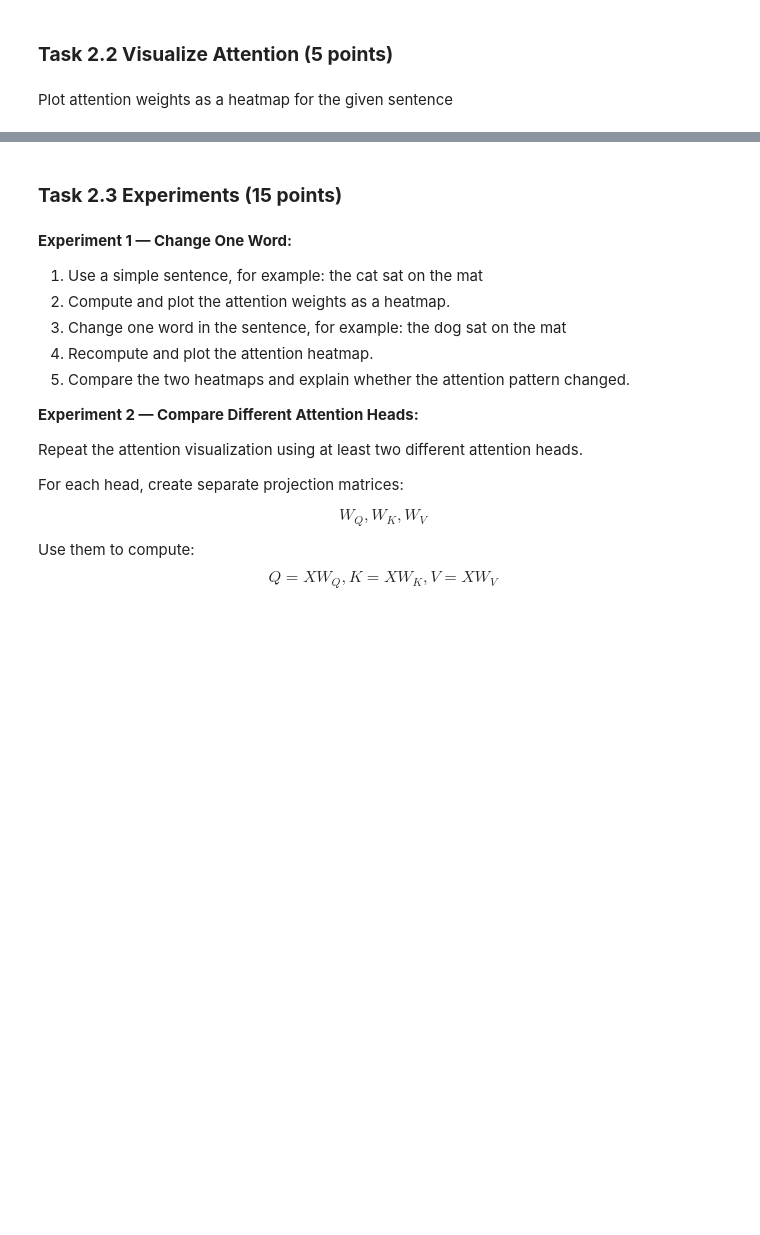
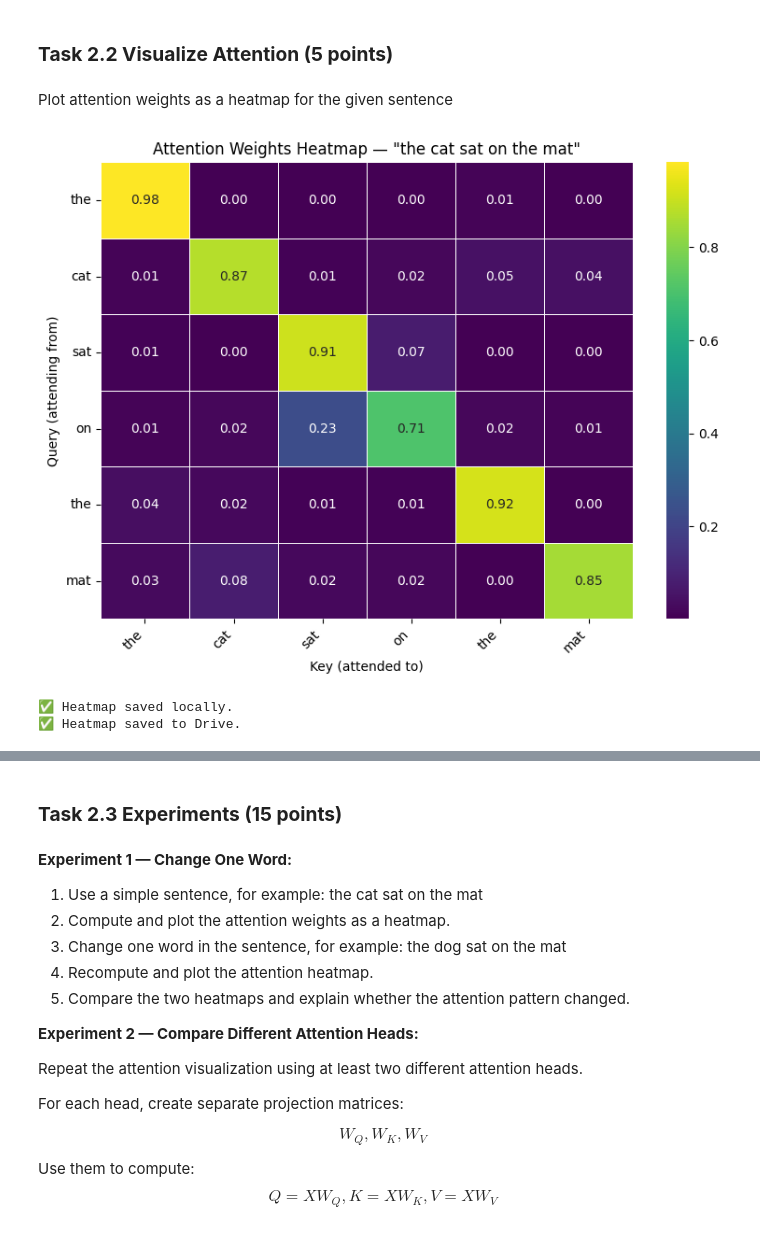
Before and after one commit to ilayni/nebius-lesson9-llm-training, a Jupyter notebook: From_Finetuning_to_Attention_Inside_LLMs_colab_ilay_nisim_boris_kogan.ipynb, the cells around one changed output, grey strips where cells are left out. Drawn from its saved outputs; the diff is of its cells as text; code cells hidden in the pictures; blank space fills up the shorter version.

```diff
--- a/From_Finetuning_to_Attention_Inside_LLMs_colab.ipynb
+++ b/From_Finetuning_to_Attention_Inside_LLMs_colab_ilay_nisim_boris_kogan.ipynb
@@ -2380,0 +2421,78 @@ plt.show()
+# %%
+import torch
+import matplotlib.pyplot as plt
+import seaborn as sns
+import math
+
+# ── Task 2.2 — Visualize Attention Heatmap ───────────────────────────────────
+
+torch.manual_seed(42)  # reproducible embeddings
+
+sentence = "the cat sat on the mat"
+
+tokens = sentence.split()
+seq_len = len(tokens)
+
+# Dummy embeddings — shape (seq_len, d_model)
+d_model = 16
+embeddings = torch.randn(seq_len, d_model)
+
+# scaled_dot_product_attention expects (batch, heads, seq_len, d_k)
+# Add batch and head dimensions: (1, 1, seq_len, d_model)
+Q = embeddings.unsqueeze(0).unsqueeze(0)
+K = embeddings.unsqueeze(0).unsqueeze(0)
+V = embeddings.unsqueeze(0).unsqueeze(0)
+
+_, attention_weights = scaled_dot_product_attention(Q, K, V)
+
+# Remove batch and head dims for plotting: (seq_len, seq_len)
+weights_2d = attention_weights.squeeze(0).squeeze(0).detach().numpy()
+
+# ── Plot ──────────────────────────────────────────────────────────────────────
+
+plt.figure(figsize=(8, 6))
+sns.heatmap(
+    weights_2d,
+    xticklabels=tokens,
+    yticklabels=tokens,
+    cmap="viridis",
+    annot=True,
+    fmt=".2f",
+    linewidths=0.5
+)
+plt.title("Attention Weights Heatmap — \"the cat sat on the mat\"")
+plt.xlabel("Key (attended to)")
+plt.ylabel("Query (attending from)")
+plt.xticks(rotation=45, ha="right")
+plt.yticks(rotation=0)
+plt.tight_layout()
+plt.savefig("task2_2_heatmap.png", dpi=150, bbox_inches="tight")
+plt.show()
+print("✅ Heatmap saved locally.")
+
+# ── Save to Drive ─────────────────────────────────────────────────────────────
+
+try:
+    if "drive" not in globals():
+        from pydrive2.auth import GoogleAuth
+        from pydrive2.drive import GoogleDrive
+        from google.colab import auth, userdata
+        from oauth2client.client import GoogleCredentials
+        auth.authenticate_user()
+        gauth = GoogleAuth()
+        gauth.credentials = GoogleCredentials.get_application_default()
+        drive = GoogleDrive(gauth)
+        FOLDER_ID = userdata.get("FOLDER_ID")
+
+    q = f"'{FOLDER_ID}' in parents and title = 'task2_2_heatmap.png' and trashed = false"
+    fl = drive.ListFile({"q": q}).GetList()
+    f_drive = fl[0] if fl else drive.CreateFile({"title": "task2_2_heatmap.png", "parents": [{"id": FOLDER_ID}]})
+    f_drive.SetContentFile("task2_2_heatmap.png")
+    f_drive.Upload()
+    print("✅ Heatmap saved to Drive.")
+except Exception as e:
+    print(f"⚠️  Drive save skipped: {e}")
+# %% [output]
+[figure, added]
+✅ Heatmap saved locally.
+✅ Heatmap saved to Drive.
```
Also changed, not shown: parts of 9 cells of this notebook, 9 other files.
